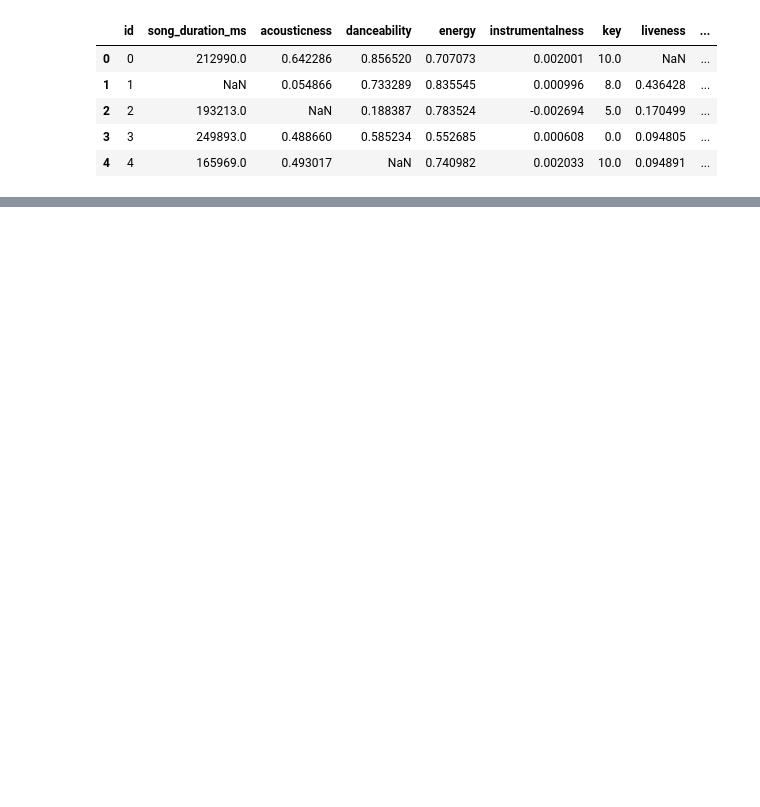
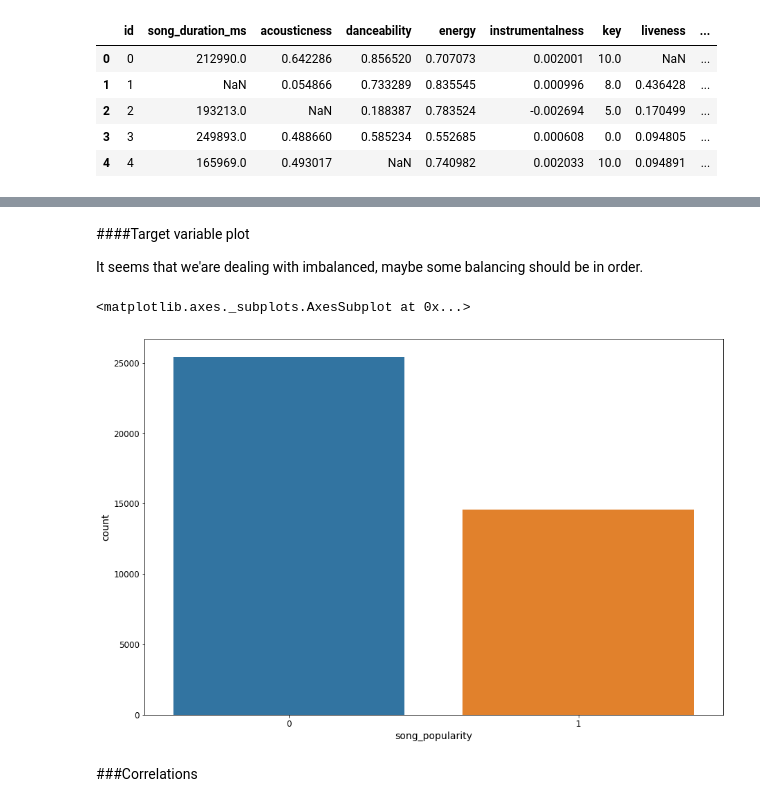
Before and after one commit to dataqueenpend/Projects-, a Jupyter notebook: Song_Popularity_Prediction.ipynb, the cells around one changed output, grey strips where cells are left out. Drawn from its saved outputs; the diff is of its cells as text; code cells hidden in the pictures; blank space fills up the shorter version.

```diff
--- a/Song_Popularity_Prediction.ipynb
+++ b/Song_Popularity_Prediction.ipynb
@@ -39,0 +200,12 @@ song.head()
+# %% [markdown]
+####Target variable plot
+
+It seems that we'are dealing with imbalanced, maybe some balancing should be in order.
+# %%
+fig, ax = plt.subplots(figsize=(15,10))
+sns.countplot(data=song, x='song_popularity')
+# %% [output]
+<matplotlib.axes._subplots.AxesSubplot at 0x...>
+[figure, added]
+# %% [markdown]
+###Correlations
```
Also changed, not shown: parts of 21 cells of this notebook.
